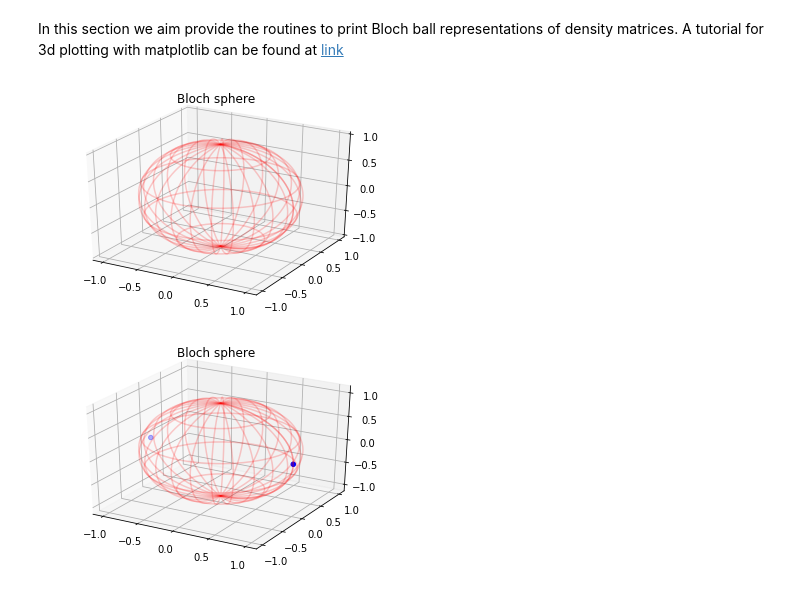
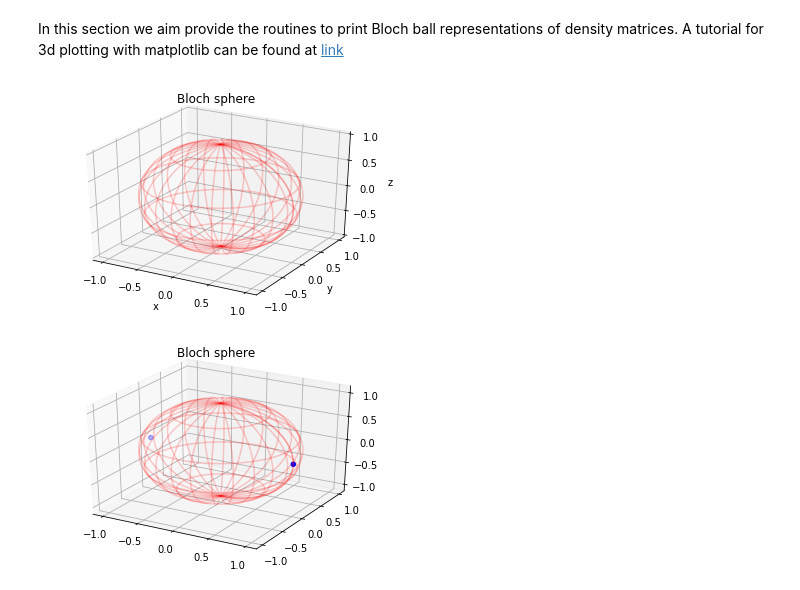
Before and after one commit to giisbert/quantuminformation19, a Jupyter notebook: Untitled.ipynb, the cells around one changed output. Drawn from its saved outputs; the diff is of its cells as text; code cells hidden in the pictures.

Commit message:
Added Visualization of Bloch vectors in Exercise Sheet 5

```diff
--- a/Untitled.ipynb
+++ b/Untitled.ipynb
@@ -56,25 +56,28 @@ z = np.outer(np.ones(np.size(u)), np.cos(v))
 # %%
 # Generate plot of the Bloch sphere
 
 fig = plt.figure()
 ax = fig.add_subplot(111, projection='3d')
 x = np.outer(np.cos(u), np.sin(v))
 y = np.outer(np.sin(u), np.sin(v))
 z = np.outer(np.ones(np.size(u)), np.cos(v))
 
 # Plot the surface
 
 #ax.plot_surface(0.5 * x, 0.5 * y, 0.5 * z, color='g')
 ax.plot_wireframe(x, y, z, rstride=2, cstride=10, color='r', alpha=0.2)
 #ax.plot_surface(x_2, y_2, z_2, color='g')
 tlevels = [-1, -0.5, 0, 0.5, 1]
 ax.set_xticks(tlevels)
 ax.set_yticks(tlevels)
 ax.set_zticks(tlevels)
+ax.set_xlabel("x")
+ax.set_ylabel("y")
+ax.set_zlabel("z")
 plt.title("Bloch sphere")
 plt.show()
 # %% [output]
-[figure, old version]
+[figure, new version]
 # %%
 def plot_blvectors(x_coords, y_coords, z_coords):
     """ Plots Bloch vectors as points into the Bloch ball
```
Also changed, not shown: parts of 5 cells of this notebook.
